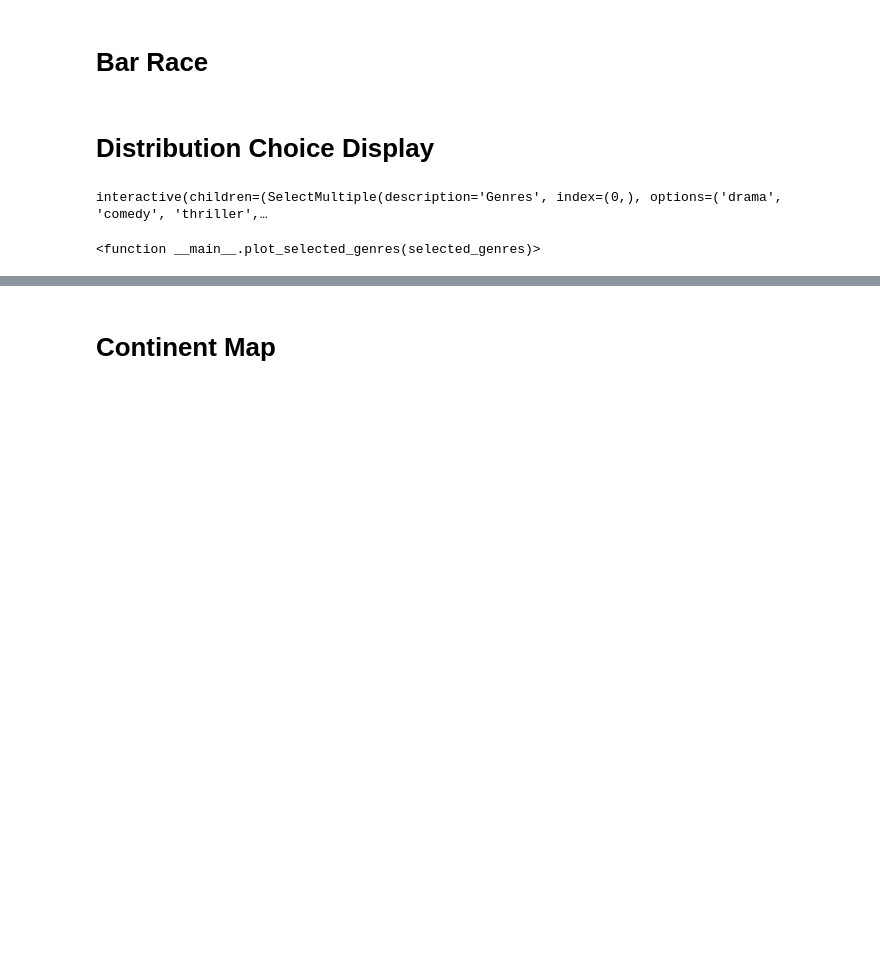
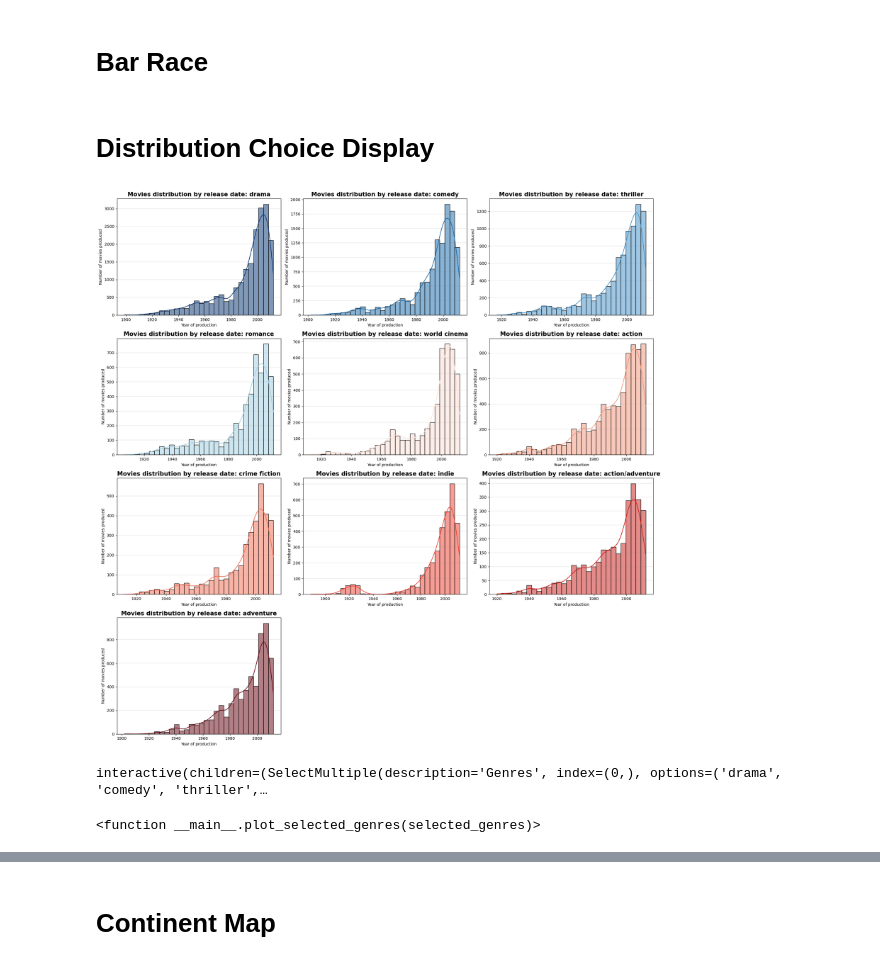
Before and after one commit to epfl-ada/ada-2024-project-majcj2024, a Jupyter notebook: results_chiara.ipynb, the cells around one changed output, grey strips where cells are left out. Drawn from its saved outputs; the diff is of its cells as text; code cells hidden in the pictures; blank space fills up the shorter version.

Commit message:
Graphs Insertion and historical proximity/continents clusters modification

```diff
--- a/results_chiara.ipynb
+++ b/results_chiara.ipynb
@@ -3214,9 +3214,4 @@ fig.update_layout(
            'yanchor':'top'},
 )
 
-# If x-axis has to stay fixed
-'''fig.update_layout(
-    xaxis=dict(range=[0, df_bar_race_full['Count'].max() + 10])
-)'''
-
 fig.show()
@@ -3223,17 +3220,7 @@ fig.show()
 # %% [markdown]
 # Distribution Choice Display
 # %%
-# Choose the number of top genres
-n = 10
-genres_top = (df_movies_tmdb_ratings['genres']
-              .value_counts()
-              .head(n)
-              .index.tolist())
-
-# Define custom palette
-colors = ['#033270','#1368aa', '#4091c9', '#9dcee2','#fedfd4','#f29479','#f26a4f','#ef3c2d','#cb1b16','#65010c' ]
-custom_palette = dict(zip(genres_top, colors))
-
+# Genre Distribution Plot Function
 # Plot function
 def plot_selected_genres(selected_genres):
     n_cols = 3
@@ -3268,17 +3255,33 @@ def plot_selected_genres(selected_genres):
 
     plt.tight_layout()
     plt.show()
-
-# Dropdown for selecting one genre
-genre_selector = SelectMultiple(
-    options=genres_top,
-    value=genres_top[:1],
-    description='Genres',
-    disabled=False
-)
-
-# Interface
-interact(plot_selected_genres, selected_genres=genre_selector)
-# %% [output]
-interactive(children=(SelectMultiple(description='Genres', index=(0,), options=('drama', 'comedy', 'thriller',…
-<function __main__.plot_selected_genres(selected_genres)>
+# %%
+# all plots
+plot_selected_genres(genres_top)
+# %% [output]
+[figure, added]
+# %%
+# Choose the number of top genres
+n = 10
+genres_top = (df_movies_tmdb_ratings['genres']
+              .value_counts()
+              .head(n)
+              .index.tolist())
+
+# Define custom palette
+colors = ['#033270','#1368aa', '#4091c9', '#9dcee2','#fedfd4','#f29479','#f26a4f','#ef3c2d','#cb1b16','#65010c' ]
+custom_palette = dict(zip(genres_top, colors))
+
+# Dropdown for selecting one genre
+genre_selector = SelectMultiple(
+    options=genres_top,
+    value=genres_top[:1],
+    description='Genres',
+    disabled=False
+)
+
+# Interface
+interact(plot_selected_genres, selected_genres=genre_selector)
+# %% [output]
+interactive(children=(SelectMultiple(description='Genres', index=(0,), options=('drama', 'comedy', 'thriller',…
+<function __main__.plot_selected_genres(selected_genres)>
```
Also changed, not shown: parts of 4 cells of this notebook, 4 other files.
